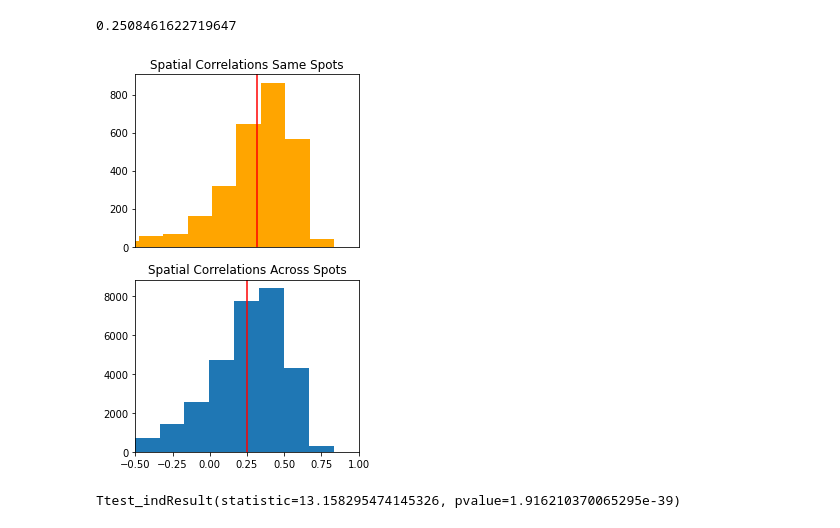
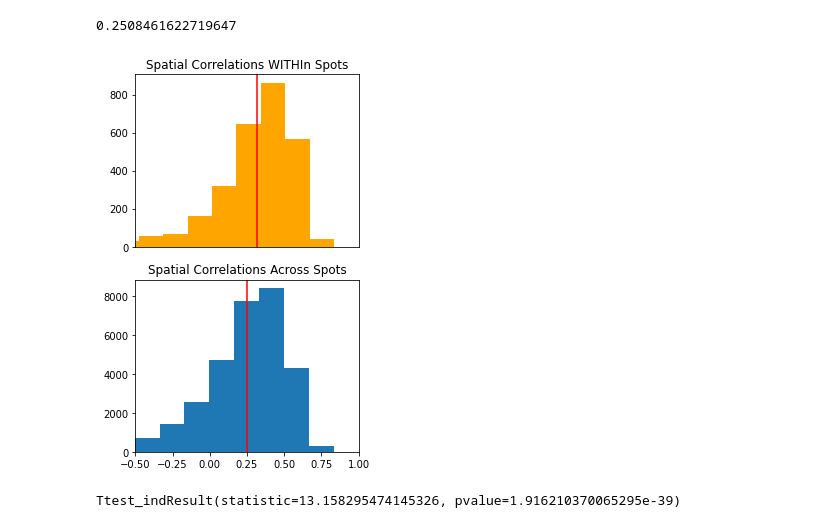
Before and after one commit to shelbywilcox/realcost_memory_isc, a Jupyter notebook: scripts/cmse_analysis_03.ipynb, the cells around one changed output. Drawn from its saved outputs; the diff is of its cells as text; code cells hidden in the pictures.

```diff
--- a/scripts/cmse_analysis_03.ipynb
+++ b/scripts/cmse_analysis_03.ipynb
@@ -199,21 +229,21 @@ np.mean(betweencorrs)
 # %%
 plt.figure(figsize = (4,6))
 plt.subplot(2,1,1)
 plt.hist(withincorrs, color = 'orange')
 plt.axvline(np.mean(withincorrs), color = 'r')
-plt.title('Spatial Correlations Same Spots')
+plt.title('Spatial Correlations WITHIn Spots')
 plt.xlim(-.5,1)
 plt.xticks([])
 
 
 plt.subplot(2,1,2)
 plt.hist(betweencorrs)
 plt.axvline(np.mean(betweencorrs), color = 'r')
 plt.xlim(-.5,1)
 plt.title('Spatial Correlations Across Spots')
 plt.tight_layout()
 # %% [output]
-[figure, old version]
+[figure, new version]
 # %%
 import scipy
 scipy.stats.ttest_ind(withincorrs, betweencorrs)
```
Also changed, not shown: parts of 4 cells of this notebook.
